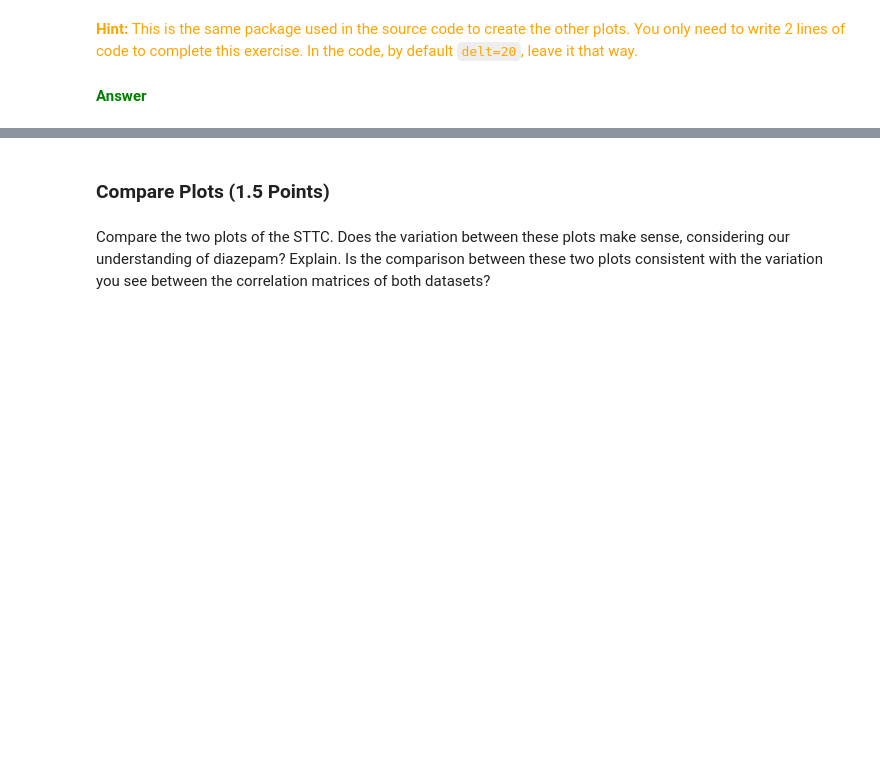
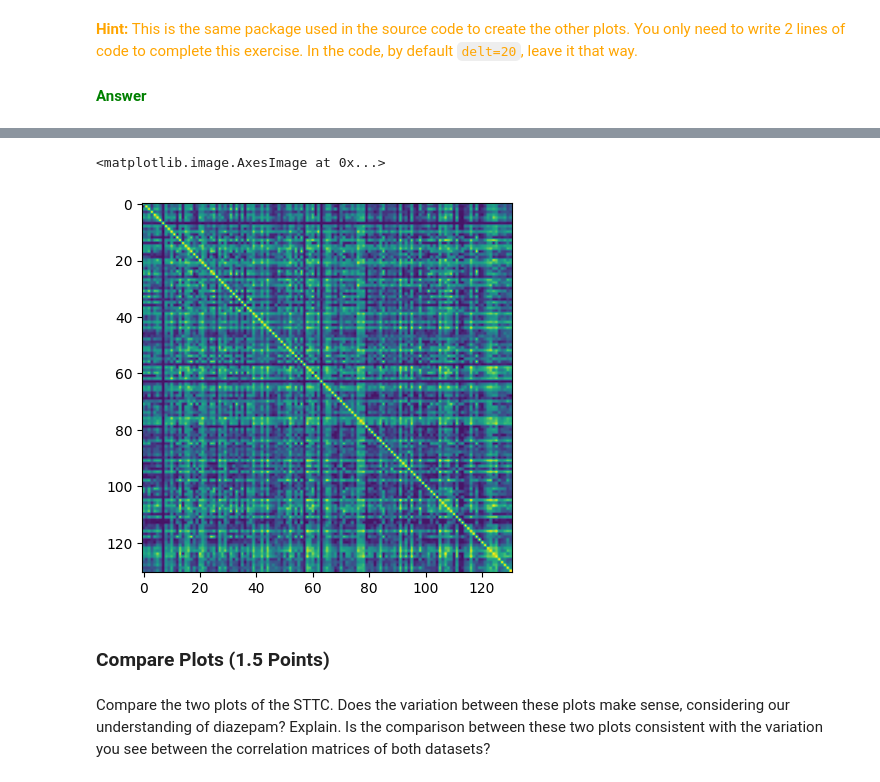
Before and after one commit to Braingeneers-Education/bme-118-2025-introduction-to-electrophysiology-CWynterr, a Jupyter notebook: electrophysiology_introduction.ipynb, the cells around one changed output, grey strips where cells are left out. Cells and saved outputs as stored; diff of their text form; code cells hidden in the pictures; blank space fills up the shorter version.

```diff
--- a/electrophysiology_introduction.ipynb
+++ b/electrophysiology_introduction.ipynb
@@ -383,3 +398,8 @@ Use the braingeneerspy package's [analysis code](https://github.com/braingeneers
+# %%
+plt.imshow(data_diazepam.spike_time_tilings())
+# %% [output]
+<matplotlib.image.AxesImage at 0x...>
+[figure, added]
 # %% [markdown]
 ### Compare Plots (1.5 Points)
 # %% [markdown]
```
Also changed, not shown: parts of 6 cells of this notebook.
